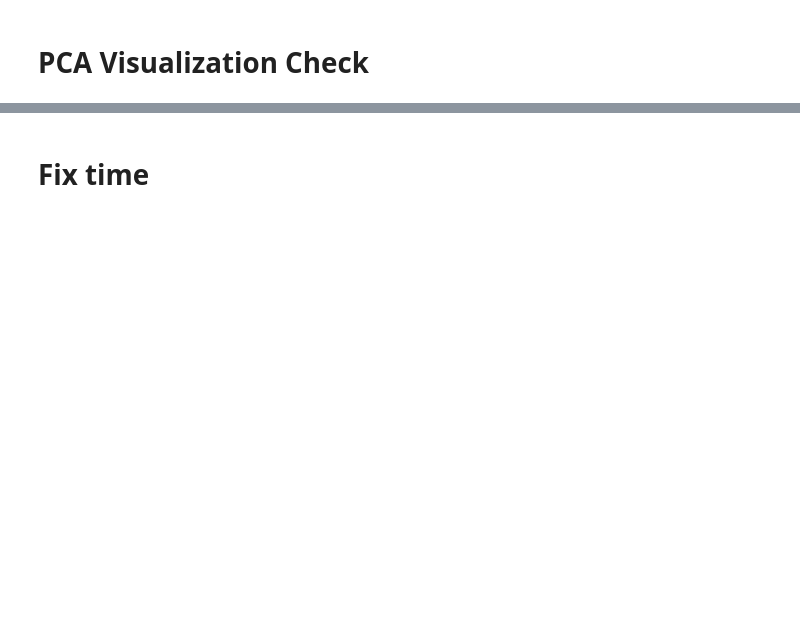
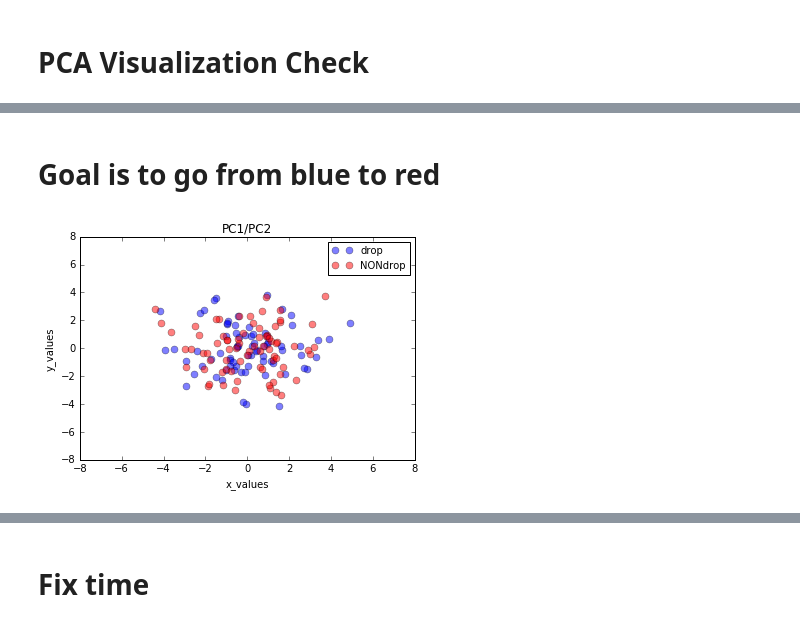
Before and after one commit to RemarkablyAverage/lab_work, a Jupyter notebook: PCA/PCA by step.ipynb, the cells around one changed output, grey strips where cells are left out. Drawn from its saved outputs; the diff is of its cells as text; code cells hidden in the pictures; blank space fills up the shorter version.

```diff
--- a/PCA/PCA by step.ipynb
+++ b/PCA/PCA by step.ipynb
@@ -229,0 +222,15 @@ plt.show()
+# %% [markdown]
+# Goal is to go from blue to red
+# %%
+plt.plot(noise_memes[:,0],noise_memes[:,1], 'o', markersize=7, color='blue', alpha=0.5, label='drop')
+plt.plot(trans[:,0],trans[:,1], 'o', markersize=7, color='red', alpha=0.5, label='NONdrop')
+plt.xlabel('x_values')
+plt.ylabel('y_values')
+plt.xlim([-8,8])
+plt.ylim([-8,8])
+plt.legend()
+plt.title('PC1/PC2')
+
+plt.show()
+# %% [output]
+[figure, added]
```
Also changed, not shown: parts of 10 cells of this notebook.
